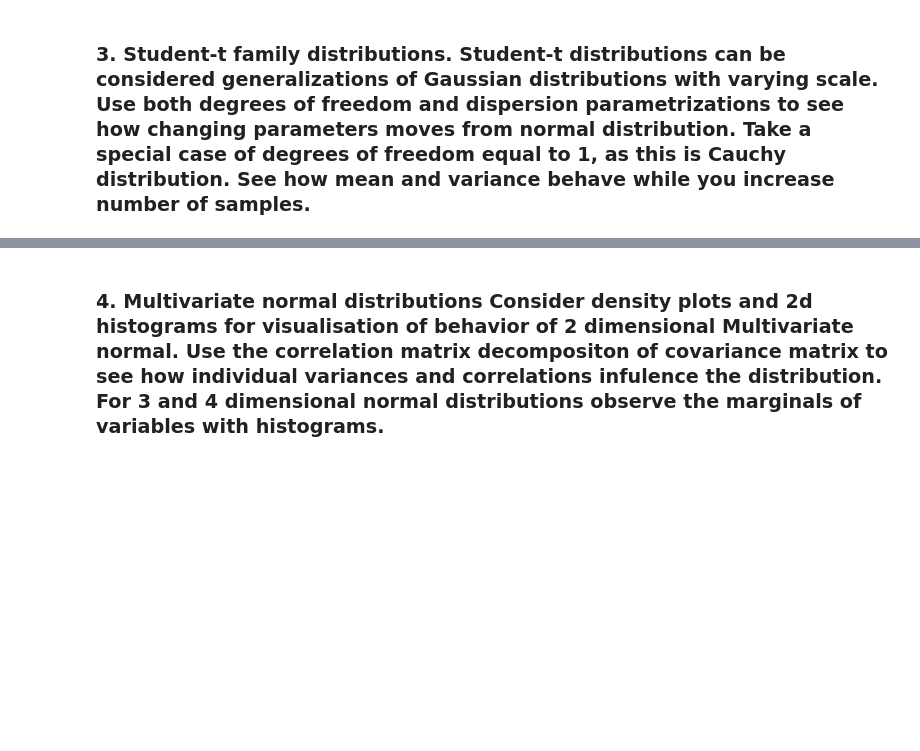
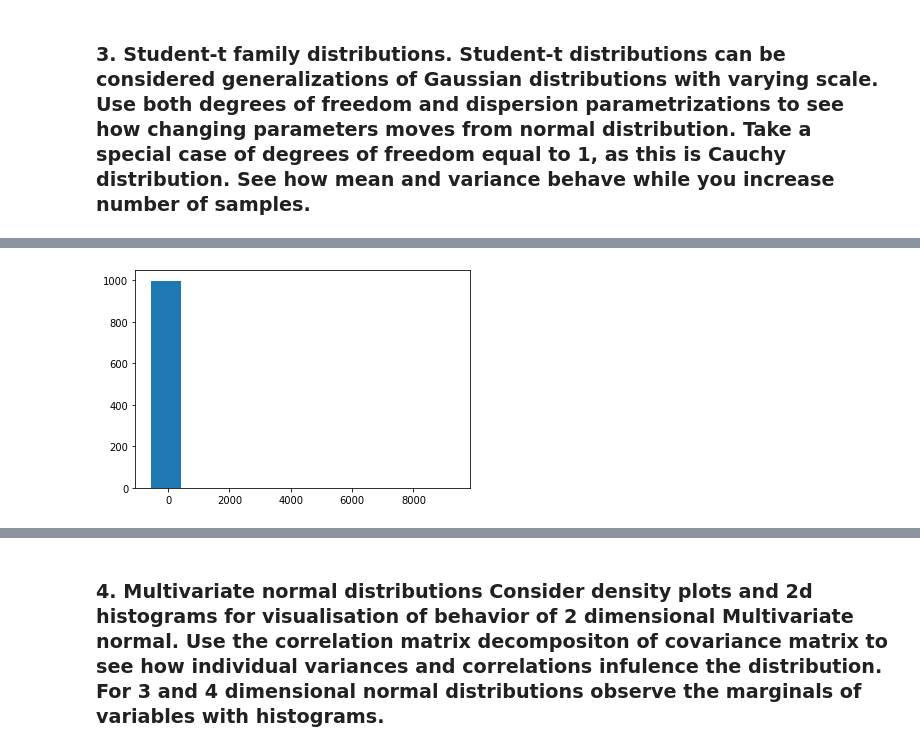
Before and after one commit to ArturBa/data_analytics, a Jupyter notebook: lab_2/data_analytics.ipynb, the cells around one changed output, grey strips where cells are left out. Saved outputs shown, nothing was run; the diff lists cells and outputs as text; code cells hidden in the pictures; blank space fills up the shorter version.

```diff
--- a/lab_2/data_analytics.ipynb
+++ b/lab_2/data_analytics.ipynb
@@ -299,0 +346,14 @@ plt.show()
+# %%
+data = dict(nu=1, mu=0.2, sigma=1, M=1000)
+negative_eta_sampled = student_t.sampling(data=data,
+                                            seed=1052020,
+                                            algorithm="Fixed_param",
+                                            iter=1,
+                                            warmup=0,
+                                            chains=1)
+params_negative_eta = negative_eta_sampled.extract()
+y_sim = params_negative_eta['y_sim']
+plt.hist(y_sim.flatten(), bins=10)
+plt.show()
+# %% [output]
+[figure, added]
```
Also changed, not shown: parts of 16 cells of this notebook, 6 other files.
